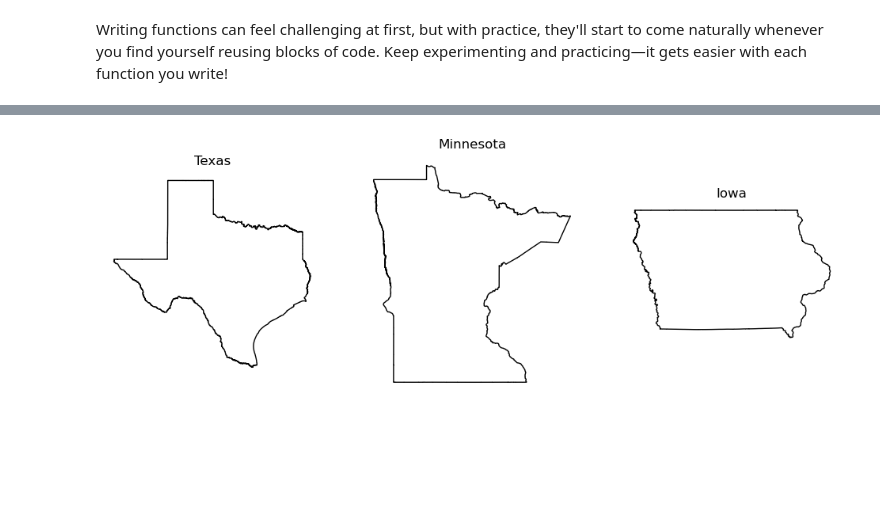
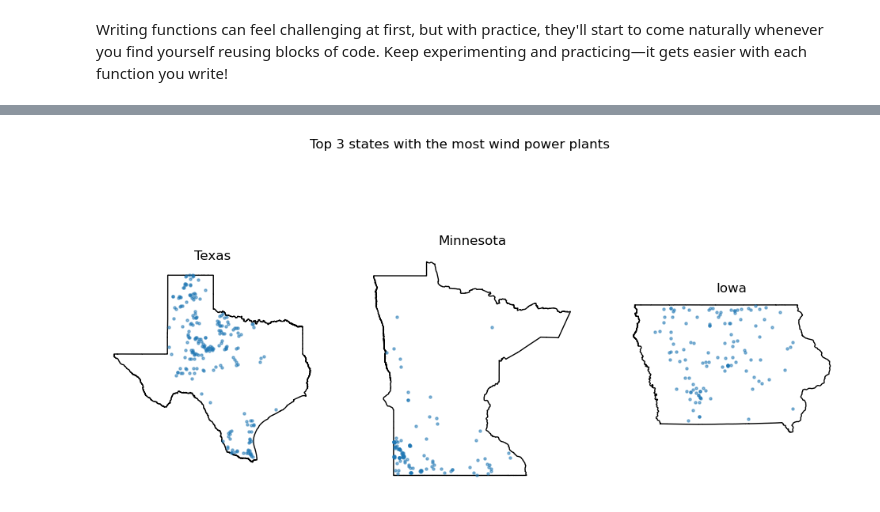
Before and after one commit to sarah-busby/eds220-in-class, a Jupyter notebook: week-6-functions-STUDENTS.ipynb, the cells around one changed output, grey strips where cells are left out. Drawn from its saved outputs; the diff is of its cells as text; code cells hidden in the pictures; blank space fills up the shorter version.

```diff
--- a/week-6-functions-STUDENTS.ipynb
+++ b/week-6-functions-STUDENTS.ipynb
@@ -488,27 +488,27 @@ Writing functions can feel challenging at first, but with practice, they'll star
 # %%
 power_source_states = power_source_counts('wind', power_plants).index[:3]
 
 fig, ax = plt.subplots(figsize=(12,6), nrows=1, ncols=3)
 for axis, state in zip(ax, power_source_states):   # Iterate over subplots and states
 
     axis.set_title(state)
     axis.axis('off')
 
     state_boundary = states[states['name'] == state]
     state_boundary.plot(ax=axis,
                      color='none')
 
-#     # Subset power plants by source and plot
-#     source_subset = power_plants[power_plants['state'] == state]
-#     source_subset = state_power_plants[state_power_plants['primsource'] == source]
-#     source_subset.plot(ax=axis,
-#                     markersize=5,
-#                     alpha=0.5)
+    # Subset power plants by state and plot
+    state_plants = power_plants[power_plants['state'] == state]
+    state_source_plants = state_plants[state_plants['primsource'] == 'wind']
+    state_source_plants.plot(ax=axis,
+                    markersize=5,
+                    alpha=0.5)
 
-# fig.suptitle(f"Top 3 most frequent energy sources for electric power plants in {state}")
+fig.suptitle(f"Top 3 states with the most wind power plants")
 plt.show()
 # %% [output]
-[figure, old version]
+[figure, new version]
 # %% [markdown]
 ## Bonus
 
```
Also changed, not shown: 2 other files.
